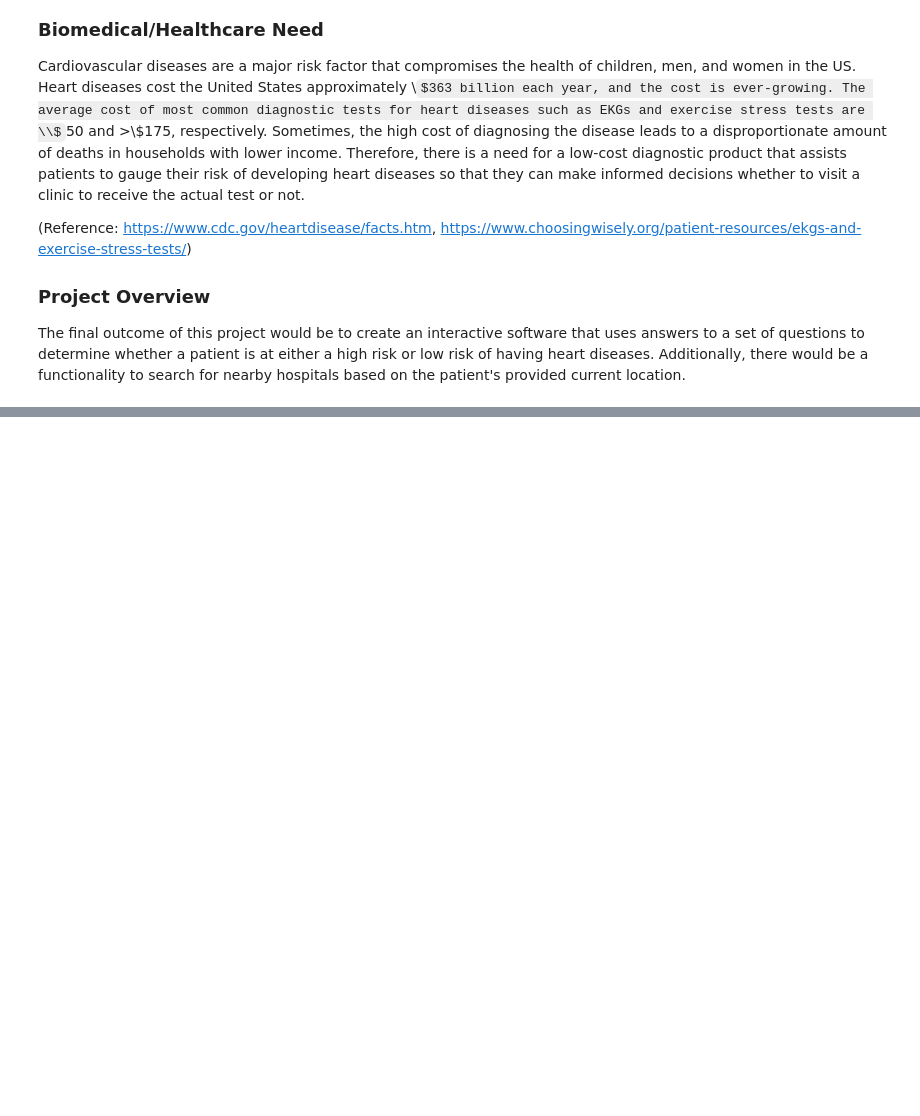
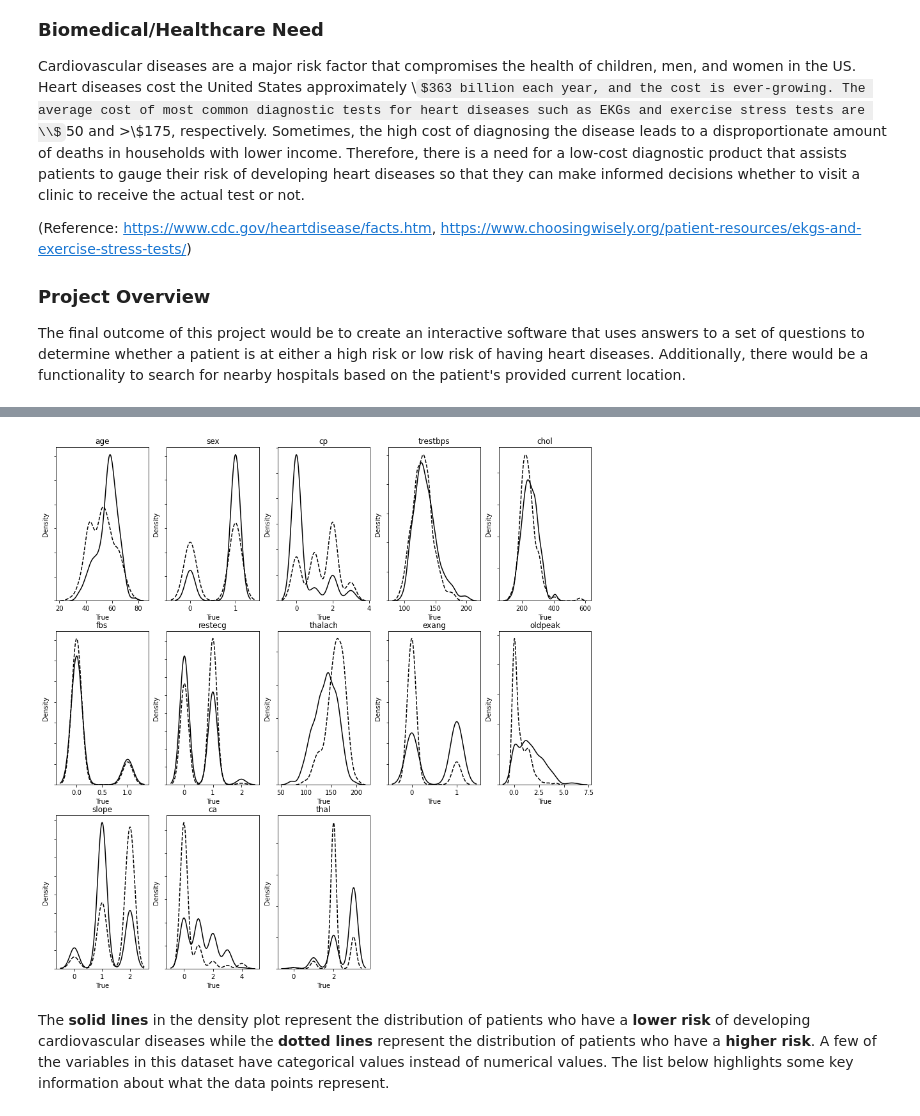
Before and after one commit to crystalshin22/data-science-projects, a Jupyter notebook: Small ML Projects/Heart Disease Diagnosis.ipynb, the cells around one changed output, grey strips where cells are left out. Drawn from its saved outputs; the diff is of its cells as text; code cells hidden in the pictures; some formulas as TeX source; blank space fills up the shorter version.

```diff
--- a/Small ML Projects/Heart Disease Diagnosis.ipynb
+++ b/Small ML Projects/Heart Disease Diagnosis.ipynb
@@ -23,0 +53,6 @@ Abort:
+# %%
+# Check if there are any missing values
+print("Number of rows with missing values for each variable")
+for col in heart.columns:
+    missing_rows = heart.loc[heart[col]==np.nan].shape[0]
+    print(col + ": " + str(missing_rows))
@@ -23,0 +105,25 @@ Abort:
+# %%
+# create a subplot of 3 x 5
+plt.subplots(3,5,figsize=(15,15))
+
+# Plot a density plot for each variable
+for idx, col in enumerate(heart.columns):
+    ax = plt.subplot(3,5,idx+1)
+    ax.yaxis.set_ticklabels([])
+    sns.distplot(heart.loc[heart.target == 0][col], hist=False, axlabel= True,
+    kde_kws={'linestyle':'-',
+    'color':'black', 'label':"No Stroke"})
+    sns.distplot(heart.loc[heart.target == 1][col], hist=False, axlabel= True,
+    kde_kws={'linestyle':'--',
+    'color':'black', 'label':"Stroke"})
+    ax.set_title(col)
+
+# Hide the 9th subplot (bottom right) since there are only 8 plots
+plt.subplot(3,5,14).set_visible(False)
+plt.subplot(3,5,15).set_visible(False)
+
+plt.show()
+# %% [output]
+[figure, added]
+# %% [markdown]
+The **solid lines** in the density plot represent the distribution of patients who have a **lower risk** of developing cardiovascular diseases while the **dotted lines** represent the distribution of patients who have a **higher risk**. A few of the variables in this dataset have categorical values instead of numerical values. The list below highlights some key information about what the data points represent.
```
Also changed, not shown: parts of 18 cells of this notebook.
